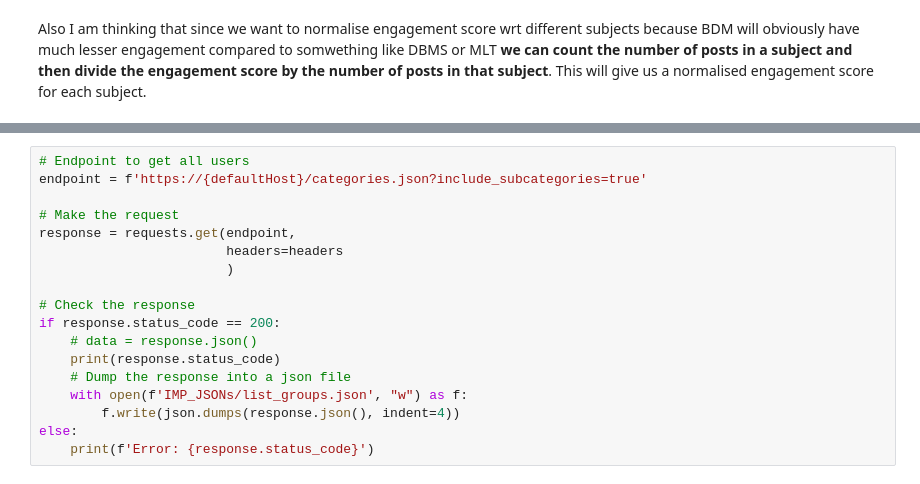
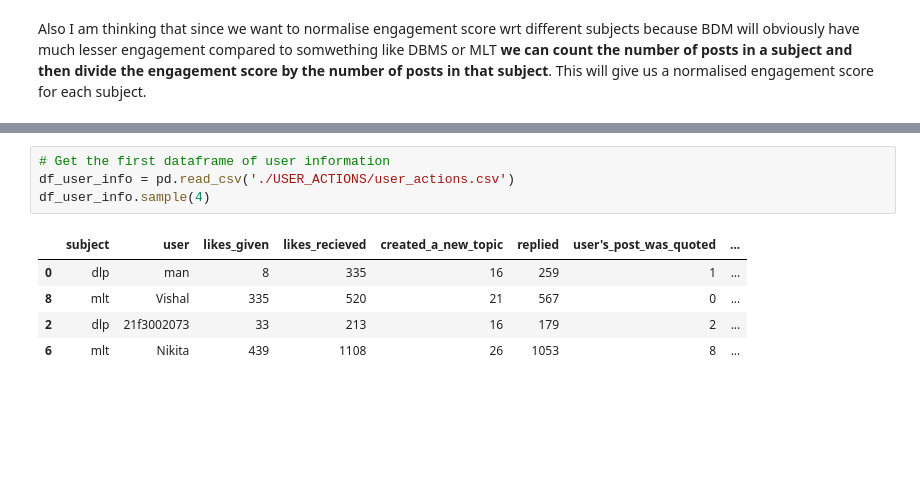
Before and after one commit to Shubham-Gattani/DISCOURSE_ANALYSIS_ICSR, a Jupyter notebook: Shubham_codes/engagement_score.ipynb, the cells around one changed output, grey strips where cells are left out. Drawn from its saved outputs; the diff is of its cells as text; blank space fills up the shorter version.

```diff
--- a/Shubham_codes/engagement_score.ipynb
+++ b/Shubham_codes/engagement_score.ipynb
@@ -290,18 +42,10 @@ else:
-# %%
-# Endpoint to get all users
-endpoint = f'https://{defaultHost}/categories.json?include_subcategories=true'
-
-# Make the request
-response = requests.get(endpoint,
-                        headers=headers
-                        )
-
-# Check the response
-if response.status_code == 200:
-    # data = response.json()
-    print(response.status_code)
-    # Dump the response into a json file
-    with open(f'IMP_JSONs/list_groups.json', "w") as f:
-        f.write(json.dumps(response.json(), indent=4))
-else:
-    print(f'Error: {response.status_code}')
+# %%
+# Get the first dataframe of user information
+df_user_info = pd.read_csv('./USER_ACTIONS/user_actions.csv')
+df_user_info.sample(4)
+# %% [output]
+|  | subject | user | likes_given | likes_recieved | created_a_new_topic | replied | user's_post_was_quoted | ... |
+| 0 | dlp | man | 8 | 335 | 16 | 259 | 1 | ... |
+| 8 | mlt | Vishal | 335 | 520 | 21 | 567 | 0 | ... |
+| 2 | dlp | 21f3002073 | 33 | 213 | 16 | 179 | 2 | ... |
+| 6 | mlt | Nikita | 439 | 1108 | 26 | 1053 | 8 | ... |
```
Also changed, not shown: parts of 33 cells of this notebook, 5 other files.
